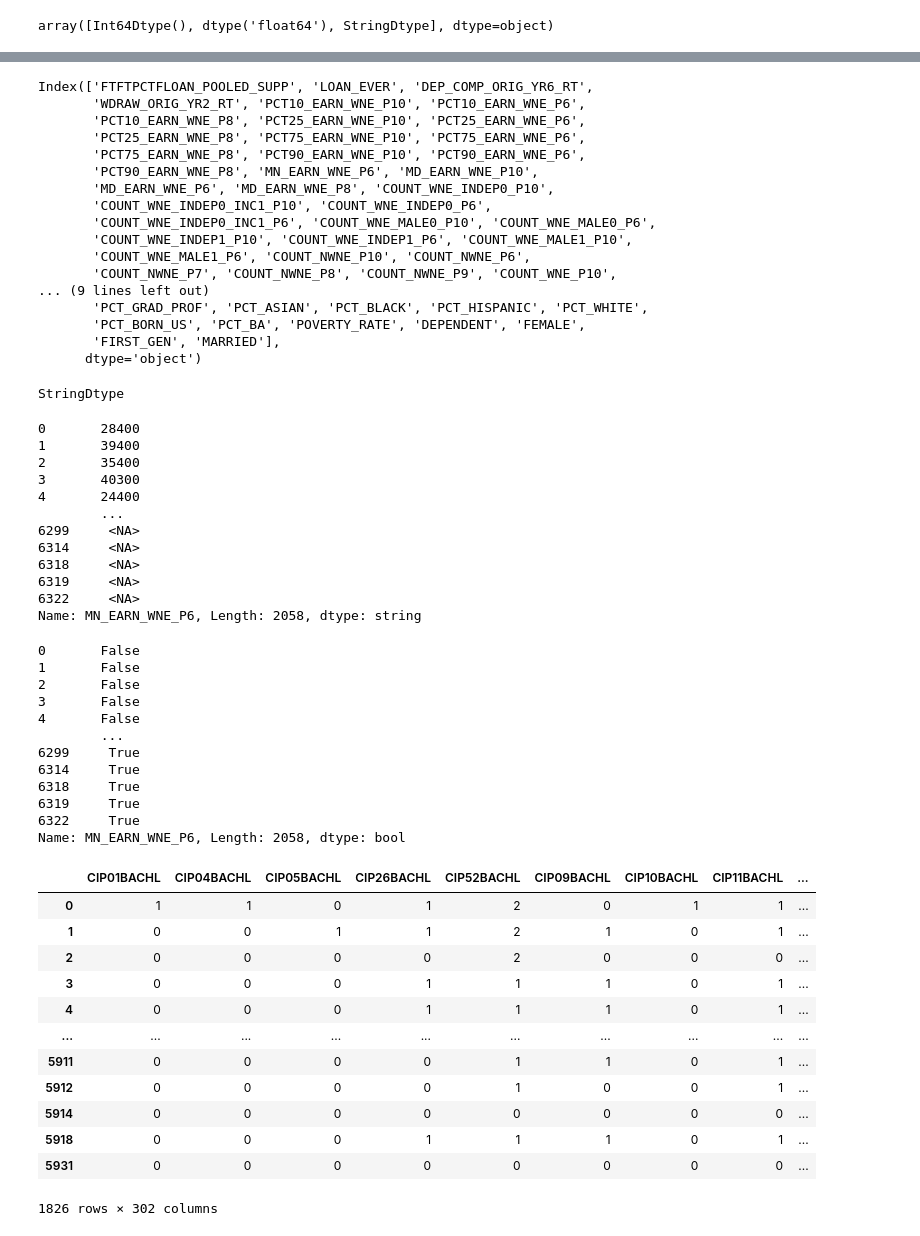
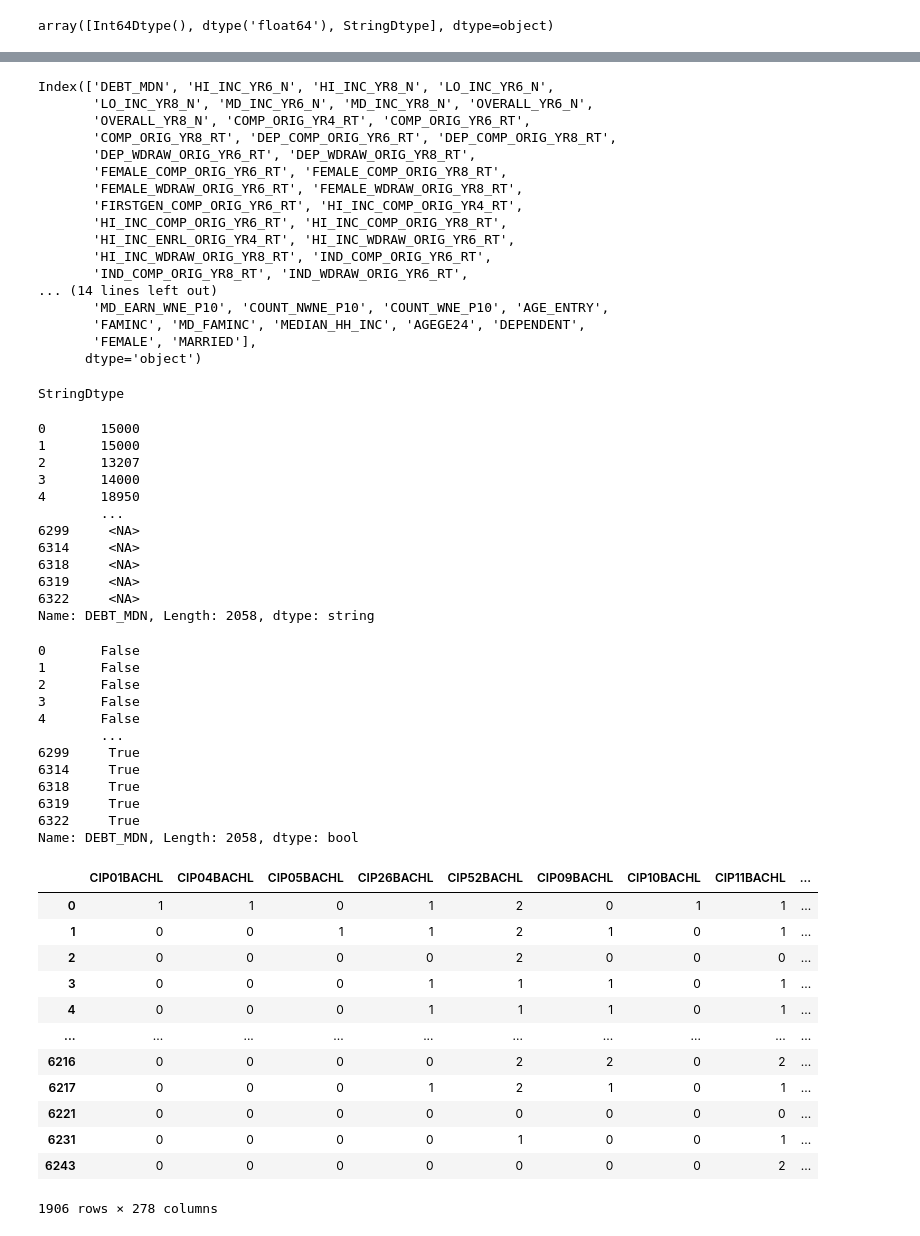
Before and after one commit to theaddies/final_project, a Jupyter notebook: debt_df.ipynb, the cells around one changed output, grey strips where cells are left out. Cells and saved outputs as stored; diff of their text form; code cells hidden in the pictures.

Commit message:
debt analysis is working

```diff
--- a/mean_income_df - Copy.ipynb
+++ b/debt_df.ipynb
@@ -5,9 +5,9 @@ from numpy import nan
 # %%
 input_file = 'most-recent-cohorts-all-data-elements-1.csv'
 path = './data/'
-column_template_2 = 'column_heading_template_earnings.csv'
+column_template_2 = 'column_heading_template for debt.csv'
 path2 = './data_documentation/'
-input_file_for_earnings = 'clean_earnings_df.csv'
+input_file_for_debt = 'debt_df.csv'
 # %%
 df = pd.read_csv(path+input_file, low_memory=False)
 # %%
@@ -115,21 +115,21 @@ Length: 302, dtype: bool
 #this is the name of each column that is a string and should not be
 column_types[(column_types == 'string').to_list()].index
 # %% [output]
-Index(['FTFTPCTFLOAN_POOLED_SUPP', 'LOAN_EVER', 'DEP_COMP_ORIG_YR6_RT',
-       'WDRAW_ORIG_YR2_RT', 'PCT10_EARN_WNE_P10', 'PCT10_EARN_WNE_P6',
-       'PCT10_EARN_WNE_P8', 'PCT25_EARN_WNE_P10', 'PCT25_EARN_WNE_P6',
-       'PCT25_EARN_WNE_P8', 'PCT75_EARN_WNE_P10', 'PCT75_EARN_WNE_P6',
-       'PCT75_EARN_WNE_P8', 'PCT90_EARN_WNE_P10', 'PCT90_EARN_WNE_P6',
-       'PCT90_EARN_WNE_P8', 'MN_EARN_WNE_P6', 'MD_EARN_WNE_P10',
-       'MD_EARN_WNE_P6', 'MD_EARN_WNE_P8', 'COUNT_WNE_INDEP0_P10',
-       'COUNT_WNE_INDEP0_INC1_P10', 'COUNT_WNE_INDEP0_P6',
-       'COUNT_WNE_INDEP0_INC1_P6', 'COUNT_WNE_MALE0_P10', 'COUNT_WNE_MALE0_P6',
-       'COUNT_WNE_INDEP1_P10', 'COUNT_WNE_INDEP1_P6', 'COUNT_WNE_MALE1_P10',
-       'COUNT_WNE_MALE1_P6', 'COUNT_NWNE_P10', 'COUNT_NWNE_P6',
-       'COUNT_NWNE_P7', 'COUNT_NWNE_P8', 'COUNT_NWNE_P9', 'COUNT_WNE_P10',
-... (9 lines left out)
-       'PCT_GRAD_PROF', 'PCT_ASIAN', 'PCT_BLACK', 'PCT_HISPANIC', 'PCT_WHITE',
-       'PCT_BORN_US', 'PCT_BA', 'POVERTY_RATE', 'DEPENDENT', 'FEMALE',
-       'FIRST_GEN', 'MARRIED'],
+Index(['DEBT_MDN', 'HI_INC_YR6_N', 'HI_INC_YR8_N', 'LO_INC_YR6_N',
+       'LO_INC_YR8_N', 'MD_INC_YR6_N', 'MD_INC_YR8_N', 'OVERALL_YR6_N',
+       'OVERALL_YR8_N', 'COMP_ORIG_YR4_RT', 'COMP_ORIG_YR6_RT',
+       'COMP_ORIG_YR8_RT', 'DEP_COMP_ORIG_YR6_RT', 'DEP_COMP_ORIG_YR8_RT',
+       'DEP_WDRAW_ORIG_YR6_RT', 'DEP_WDRAW_ORIG_YR8_RT',
+       'FEMALE_COMP_ORIG_YR6_RT', 'FEMALE_COMP_ORIG_YR8_RT',
+       'FEMALE_WDRAW_ORIG_YR6_RT', 'FEMALE_WDRAW_ORIG_YR8_RT',
+       'FIRSTGEN_COMP_ORIG_YR6_RT', 'HI_INC_COMP_ORIG_YR4_RT',
+       'HI_INC_COMP_ORIG_YR6_RT', 'HI_INC_COMP_ORIG_YR8_RT',
+       'HI_INC_ENRL_ORIG_YR4_RT', 'HI_INC_WDRAW_ORIG_YR6_RT',
+       'HI_INC_WDRAW_ORIG_YR8_RT', 'IND_COMP_ORIG_YR6_RT',
+       'IND_COMP_ORIG_YR8_RT', 'IND_WDRAW_ORIG_YR6_RT',
+... (14 lines left out)
+       'MD_EARN_WNE_P10', 'COUNT_NWNE_P10', 'COUNT_WNE_P10', 'AGE_ENTRY',
+       'FAMINC', 'MD_FAMINC', 'MEDIAN_HH_INC', 'AGEGE24', 'DEPENDENT',
+       'FEMALE', 'MARRIED'],
       dtype='object')
 # %%
@@ -138,23 +138,23 @@ filtered_4_year_df['MN_EARN_WNE_P6'].dtype
 # %% [output]
 StringDtype
 # %%
-filtered_4_year_df['MN_EARN_WNE_P6']
+filtered_4_year_df['DEBT_MDN']
 # %% [output]
-0       28400
-1       39400
-2       35400
-3       40300
-4       24400
+0       15000
+1       15000
+2       13207
+3       14000
+4       18950
         ...
 6299     <NA>
 6314     <NA>
 6318     <NA>
 6319     <NA>
 6322     <NA>
-Name: MN_EARN_WNE_P6, Length: 2058, dtype: string
+Name: DEBT_MDN, Length: 2058, dtype: string
 # %%
 #since this will be y variable there is no sense in keeping rows that have a 0 for the y.  That is meaningless.
-filtered_4_year_df['MN_EARN_WNE_P6'].isna()
+filtered_4_year_df['DEBT_MDN'].isna()
 # %% [output]
 0       False
 1       False
@@ -167,22 +167,22 @@ filtered_4_year_df['MN_EARN_WNE_P6'].isna()
 6318     True
 6319     True
 6322     True
-Name: MN_EARN_WNE_P6, Length: 2058, dtype: bool
+Name: DEBT_MDN, Length: 2058, dtype: bool
 # %%
 #this drops all columns in the data set that have a 0 for the mean earnings.
-filtered_4_year_df = filtered_4_year_df.loc[~filtered_4_year_df['MN_EARN_WNE_P6'].isna()]
+filtered_4_year_df = filtered_4_year_df.loc[~filtered_4_year_df['DEBT_MDN'].isna()]
 filtered_4_year_df
 # %% [output]
 |  | CIP01BACHL | CIP04BACHL | CIP05BACHL | CIP26BACHL | CIP52BACHL | CIP09BACHL | CIP10BACHL | CIP11BACHL | ... |
 | 0 | 1 | 1 | 0 | 1 | 2 | 0 | 1 | 1 | ... |
 | 1 | 0 | 0 | 1 | 1 | 2 | 1 | 0 | 1 | ... |
 | 2 | 0 | 0 | 0 | 0 | 2 | 0 | 0 | 0 | ... |
 | 3 | 0 | 0 | 0 | 1 | 1 | 1 | 0 | 1 | ... |
 | 4 | 0 | 0 | 0 | 1 | 1 | 1 | 0 | 1 | ... |
 | ... | ... | ... | ... | ... | ... | ... | ... | ... | ... |
-| 5911 | 0 | 0 | 0 | 0 | 1 | 1 | 0 | 1 | ... |
-| 5912 | 0 | 0 | 0 | 0 | 1 | 0 | 0 | 1 | ... |
-| 5914 | 0 | 0 | 0 | 0 | 0 | 0 | 0 | 0 | ... |
-| 5918 | 0 | 0 | 0 | 1 | 1 | 1 | 0 | 1 | ... |
-| 5931 | 0 | 0 | 0 | 0 | 0 | 0 | 0 | 0 | ... |
+| 6216 | 0 | 0 | 0 | 0 | 2 | 2 | 0 | 2 | ... |
+| 6217 | 0 | 0 | 0 | 1 | 2 | 1 | 0 | 1 | ... |
+| 6221 | 0 | 0 | 0 | 0 | 0 | 0 | 0 | 0 | ... |
+| 6231 | 0 | 0 | 0 | 0 | 1 | 0 | 0 | 1 | ... |
+| 6243 | 0 | 0 | 0 | 0 | 0 | 0 | 0 | 2 | ... |
-1826 rows × 302 columns
+1906 rows × 278 columns
```
Also changed, not shown: parts of 9 cells of this notebook, 9 other files.
